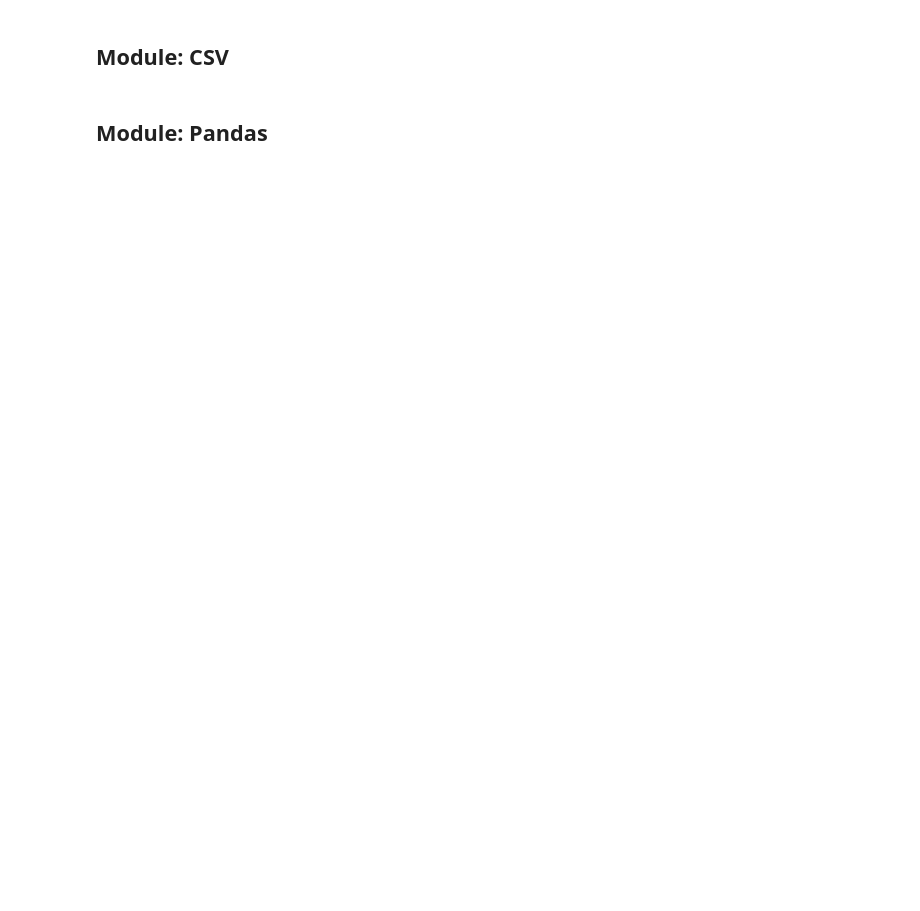
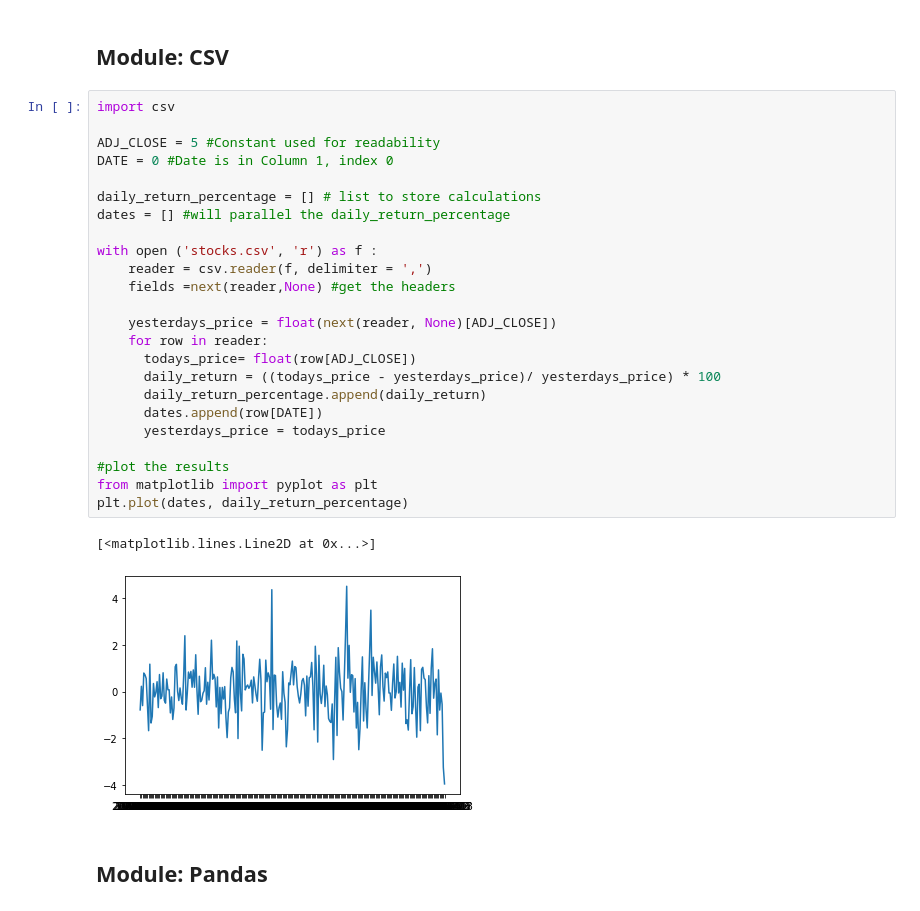
Before and after one commit to TarieGumbo/BP_Public-, a Jupyter notebook: stocks_daily_return.ipynb, the cells around one changed output. Cells and saved outputs as stored; diff of their text form; blank space fills up the shorter version.

```diff
--- a/stocks_daily_return.ipynb
+++ b/stocks_daily_return.ipynb
@@ -22,4 +65,31 @@ We will look at three different methods in Python to process the file:
 # %% [markdown]
 ## Module: CSV
+# %%
+import csv
+
+ADJ_CLOSE = 5 #Constant used for readability
+DATE = 0 #Date is in Column 1, index 0
+
+daily_return_percentage = [] # list to store calculations
+dates = [] #will parallel the daily_return_percentage
+
+with open ('stocks.csv', 'r') as f :
+    reader = csv.reader(f, delimiter = ',')
+    fields =next(reader,None) #get the headers
+
+    yesterdays_price = float(next(reader, None)[ADJ_CLOSE])
+    for row in reader:
+      todays_price= float(row[ADJ_CLOSE])
+      daily_return = ((todays_price - yesterdays_price)/ yesterdays_price) * 100
+      daily_return_percentage.append(daily_return)
+      dates.append(row[DATE])
+      yesterdays_price = todays_price
+
+#plot the results
+from matplotlib import pyplot as plt
+plt.plot(dates, daily_return_percentage)
+# %% [output]
+[<matplotlib.lines.Line2D at 0x...>]
+[figure, added]
 # %% [markdown]
 ## Module: Pandas
```
Also changed, not shown: parts of 3 cells of this notebook.
